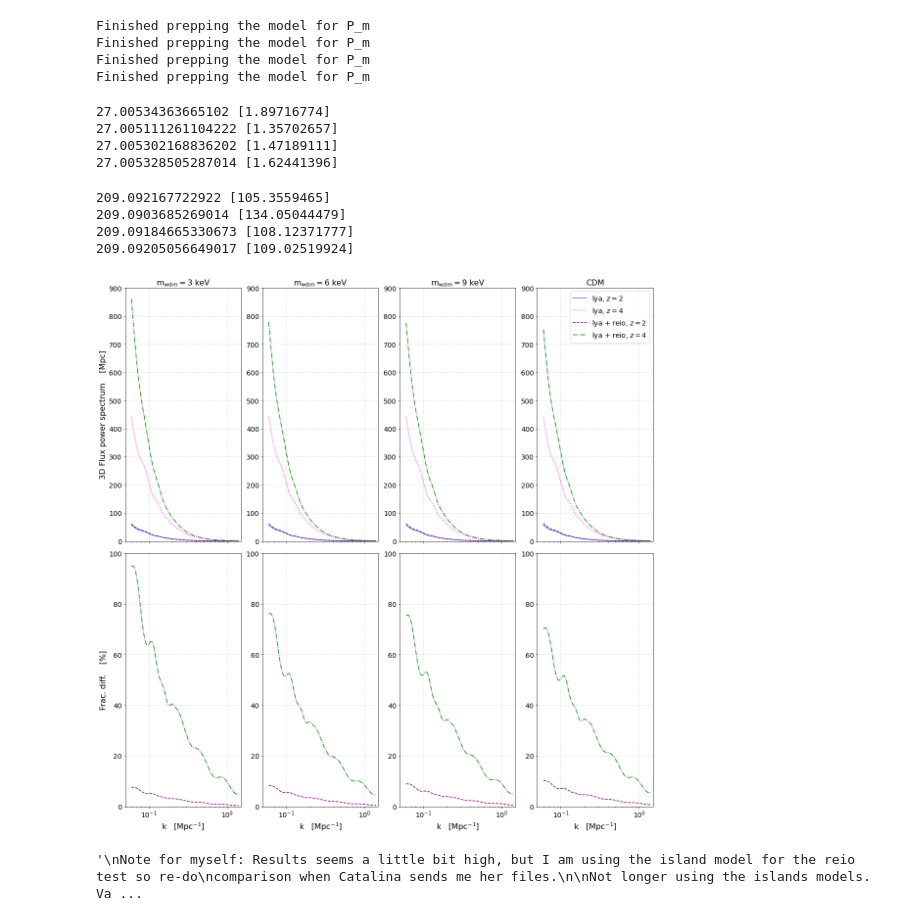
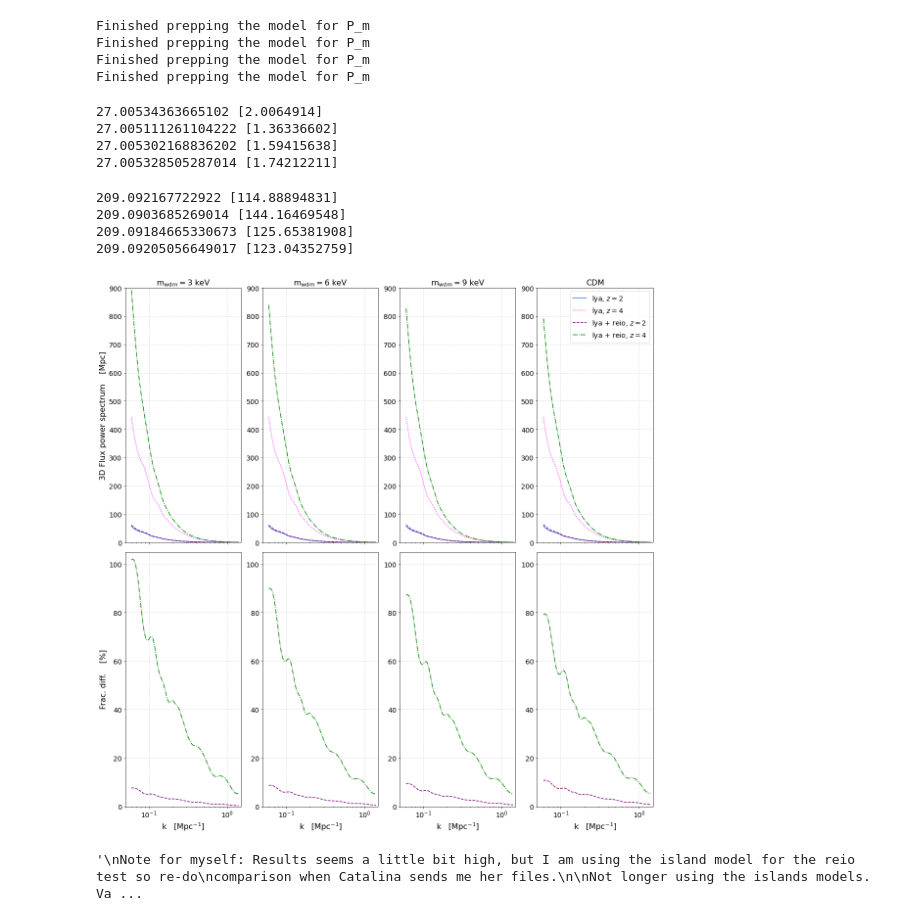
Before and after one commit to yaozhang1206/WDM_Lya_21cm, a Jupyter notebook: master.ipynb, the cells around one changed output. Saved outputs shown, nothing was run; the diff lists cells and outputs as text; code cells hidden in the pictures.

Commit message:
Updated versions of master and theory

```diff
--- a/master.ipynb
+++ b/master.ipynb
@@ -8,13 +8,15 @@ from scipy import interpolate
 Yao, to run this you will need classy the python wrapper of CLASS. Make sure your python kernel has classy or this will fail
 # %%
 # let's get some info
-cdm = th_y.theory_P_lyas(np.infty, '21cm_test_cdm', 'gadget_r1_cdm')
+cdm = th_y.theory_P_lyas(np.infty, '21cm_test_cdm', 'gadget_r4_cdm')
 # let's grab some wdm info
-wdm_3keV = th_y.theory_P_lyas(3.0, '21cm_test_3keV', 'gadget_r1_3keV')
+wdm_3keV = th_y.theory_P_lyas(3.0, '21cm_test_3keV', 'gadget_r4_3keV')
 # next wdm
-wdm_6keV = th_y.theory_P_lyas(6.0, '21cm_test_6keV', 'gadget_r1_6keV')
+# print('Note that the 6keV is now used as a proxy for the 4keV one since it is so similar to the 9keV!!!')
+wdm_6keV = th_y.theory_P_lyas(6.0, '21cm_test_6keV', 'gadget_r4_6keV')
+# wdm_6keV = th_y.theory_P_lyas(4.0, '21cm_test_4keV', 'gadget_r1_4keV')
 # next wdm
-wdm_9keV = th_y.theory_P_lyas(9.0, '21cm_test_9keV', 'gadget_r1_9keV')
+wdm_9keV = th_y.theory_P_lyas(9.0, '21cm_test_9keV', 'gadget_r4_9keV')
 # %% [output]
 Finished prepping the model for P_m
 Finished prepping the model for P_m
@@ -29,10 +31,10 @@ print(wdm_6keV.FluxP3D_lya_Mpc(2.0, 0.1, 0.1), wdm_6keV.FluxP3D_reio_Mpc(2.0, 0.
 
 print(wdm_9keV.FluxP3D_lya_Mpc(2.0, 0.1, 0.1), wdm_9keV.FluxP3D_reio_Mpc(2.0, 0.1, 0.1))
 # %% [output]
-27.00534363665102 [1.89716774]
-27.005111261104222 [1.35702657]
-27.005302168836202 [1.47189111]
-27.005328505287014 [1.62441396]
+27.00534363665102 [2.0064914]
+27.005111261104222 [1.36336602]
+27.005302168836202 [1.59415638]
+27.005328505287014 [1.74212211]
 # %%
 print(cdm.FluxP3D_lya_Mpc(4.0, 0.1, 0.1), cdm.FluxP3D_reio_Mpc(4.0, 0.1, 0.1))
 
@@ -42,10 +44,10 @@ print(wdm_6keV.FluxP3D_lya_Mpc(4.0, 0.1, 0.1), wdm_6keV.FluxP3D_reio_Mpc(4.0, 0.
 
 print(wdm_9keV.FluxP3D_lya_Mpc(4.0, 0.1, 0.1), wdm_9keV.FluxP3D_reio_Mpc(4.0, 0.1, 0.1))
 # %% [output]
-209.092167722922 [105.3559465]
-209.0903685269014 [134.05044479]
-209.09184665330673 [108.12371777]
-209.09205056649017 [109.02519924]
+209.092167722922 [114.88894831]
+209.0903685269014 [144.16469548]
+209.09184665330673 [125.65381908]
+209.09205056649017 [123.04352759]
 # %%
 # play around at two different redshifts, and for close to line-of-sight
 k_array = np.linspace(0.06, 1.4, 500)
@@ -178,7 +180,7 @@ axs[1,3].set_xlabel('k   [Mpc$^{-1}$]', fontsize=16)
 axs[1,3].tick_params(axis = 'both', which = 'major', labelsize = 14)
 # axs[1,3].set_ylabel(r'Frac. diff.    [%]', fontsize=16)
 axs[1,3].set_xlim(0.05, 1.5)
-axs[1,3].set_ylim(0., 100)
+axs[1,3].set_ylim(0., 105)
 
 # next wdm
 axs[1,0].plot(k_array, 100.*np.abs(total_3keV_plot_z1 - base_3keV_plot_z1) / base_3keV_plot_z1,'--', color='purple', label=r'reio $z=2$')
@@ -188,37 +190,37 @@ axs[1,0].set_xscale('log')
 axs[1,0].set_xlabel('k   [Mpc$^{-1}$]', fontsize=16)
 axs[1,0].tick_params(axis = 'both', which = 'major', labelsize = 14)
 axs[1,0].set_ylabel(r'Frac. diff.    [%]', fontsize=16)
 axs[1,0].set_xlim(0.05, 1.5)
-axs[1,0].set_ylim(0., 100)
+axs[1,0].set_ylim(0., 105)
 
 # next wdm
 axs[1,1].plot(k_array, 100.*np.abs(total_6keV_plot_z1 - base_6keV_plot_z1) / base_6keV_plot_z1,'--', color='purple', label=r'reio $z=2$')
 axs[1,1].plot(k_array, 100.*np.abs(total_6keV_plot_z5 - base_6keV_plot_z5) / base_6keV_plot_z5,'-.', color='green', label=r'reio $z=4$')
 axs[1,1].grid(linestyle='dotted')
 axs[1,1].set_xscale('log')
 axs[1,1].set_xlabel('k   [Mpc$^{-1}$]', fontsize=16)
 axs[1,1].tick_params(axis = 'both', which = 'major', labelsize = 14)
 # axs[1,1].set_ylabel(r'Frac. diff.    [%]', fontsize=16)
 axs[1,1].set_xlim(0.05, 1.5)
-axs[1,1].set_ylim(0., 100)
+axs[1,1].set_ylim(0., 105)
 
 # next wdm
 axs[1,2].plot(k_array, 100.*np.abs(total_9keV_plot_z1 - base_9keV_plot_z1) / base_9keV_plot_z1,'--', color='purple', label=r'reio $z=2$')
 axs[1,2].plot(k_array, 100.*np.abs(total_9keV_plot_z5 - base_9keV_plot_z5) / base_9keV_plot_z5,'-.', color='green', label=r'reio $z=4$')
 axs[1,2].grid(linestyle='dotted')
 axs[1,2].set_xscale('log')
 axs[1,2].set_xlabel('k   [Mpc$^{-1}$]', fontsize=16)
 axs[1,2].tick_params(axis = 'both', which = 'major', labelsize = 14)
 # axs[1,2].set_ylabel(r'Frac. diff.    [%]', fontsize=16)
 axs[1,2].set_xlim(0.05, 1.5)
-axs[1,2].set_ylim(0., 100)
+axs[1,2].set_ylim(0., 105)
 
 
 fig.tight_layout()
 plt.savefig('3D_power_plot.pdf')
 plt.show()
 # %% [output]
-[figure, old version]
+[figure, new version]
 # %%
 """
 Note for myself: Results seems a little bit high, but I am using the island model for the reio test so re-do
```
Also changed, not shown: parts of 2 cells of this notebook, 1 other file.
